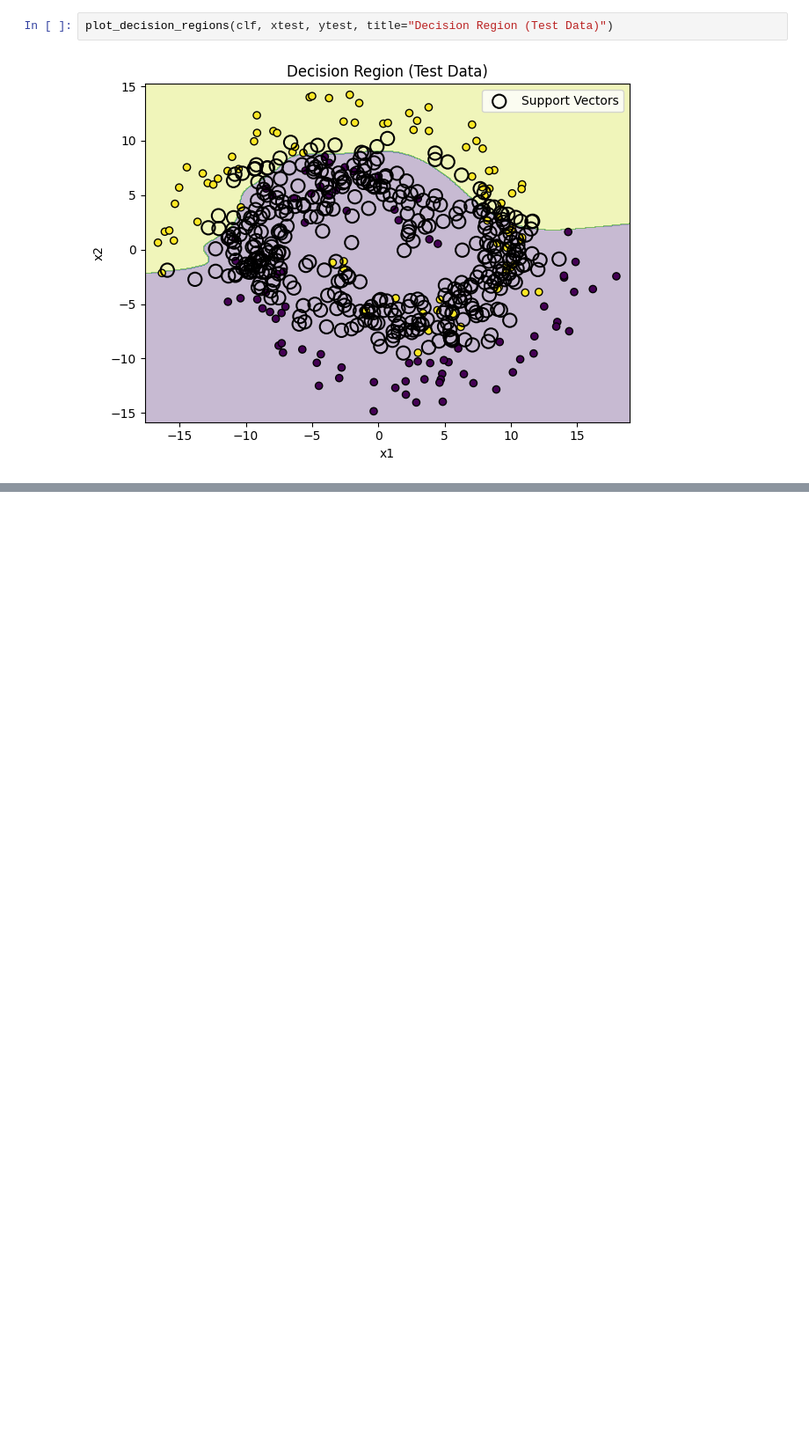
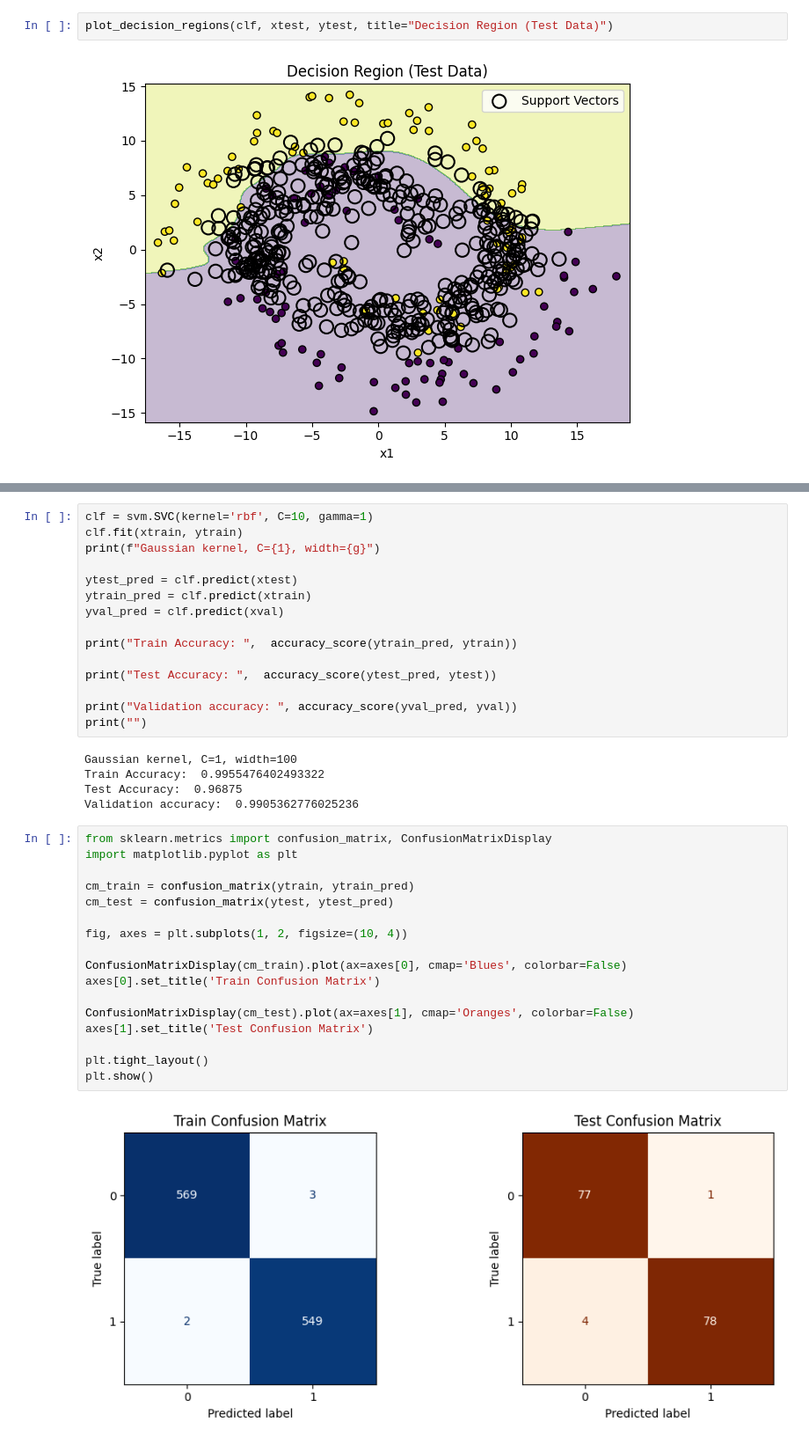
Before and after one commit to Hrushikesh9807/Pattern-Recognition-and-Machine-Learning, a Jupyter notebook: Assignment-4/src/q2.ipynb, the cells around one changed output, grey strips where cells are left out. Shown at 88% size. Saved outputs shown, nothing was run; the diff lists cells and outputs as text; blank space fills up the shorter version.

```diff
--- a/Assignment-4/src/q2.ipynb
+++ b/Assignment-4/src/q2.ipynb
@@ -189,0 +255,39 @@ plot_decision_regions(clf, xtest, ytest, title="Decision Region (Test Data)")
+# %%
+clf = svm.SVC(kernel='rbf', C=10, gamma=1)
+clf.fit(xtrain, ytrain)
+print(f"Gaussian kernel, C={1}, width={g}")
+
+ytest_pred = clf.predict(xtest)
+ytrain_pred = clf.predict(xtrain)
+yval_pred = clf.predict(xval)
+
+print("Train Accuracy: ",  accuracy_score(ytrain_pred, ytrain))
+
+print("Test Accuracy: ",  accuracy_score(ytest_pred, ytest))
+
+print("Validation accuracy: ", accuracy_score(yval_pred, yval))
+print("")
+# %% [output]
+Gaussian kernel, C=1, width=100
+Train Accuracy:  0.9955476402493322
+Test Accuracy:  0.96875
+Validation accuracy:  0.9905362776025236
+# %%
+from sklearn.metrics import confusion_matrix, ConfusionMatrixDisplay
+import matplotlib.pyplot as plt
+
+cm_train = confusion_matrix(ytrain, ytrain_pred)
+cm_test = confusion_matrix(ytest, ytest_pred)
+
+fig, axes = plt.subplots(1, 2, figsize=(10, 4))
+
+ConfusionMatrixDisplay(cm_train).plot(ax=axes[0], cmap='Blues', colorbar=False)
+axes[0].set_title('Train Confusion Matrix')
+
+ConfusionMatrixDisplay(cm_test).plot(ax=axes[1], cmap='Oranges', colorbar=False)
+axes[1].set_title('Test Confusion Matrix')
+
+plt.tight_layout()
+plt.show()
+# %% [output]
+[figure, added]
```
Also changed, not shown: parts of 5 cells of this notebook, 1 other file.
